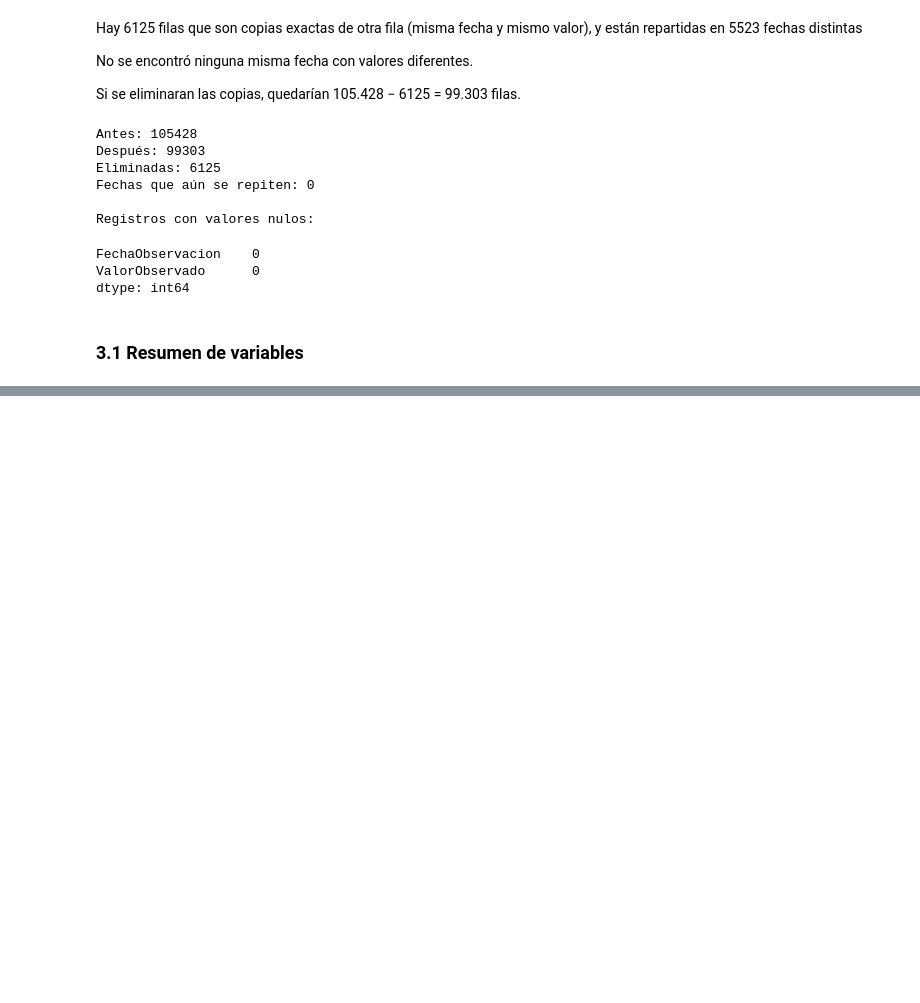
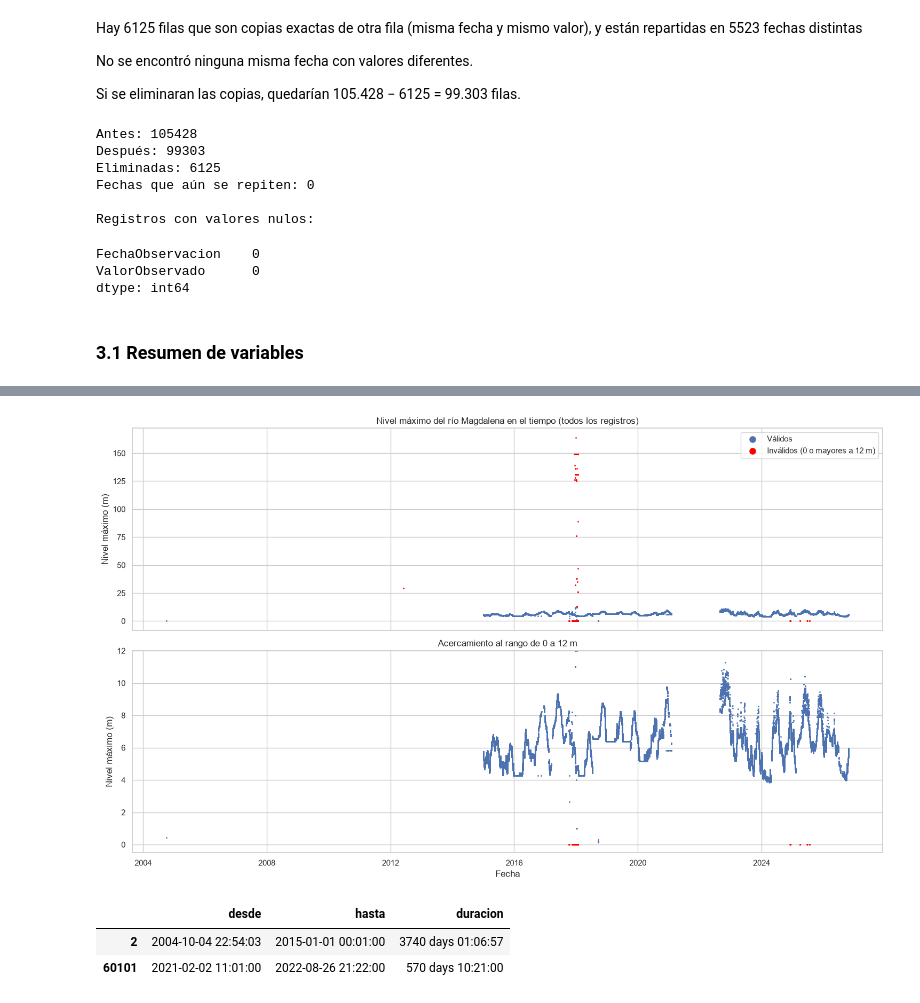
Before and after one commit to DannelBA/machine_learnig_rio_magdalena, a Jupyter notebook: prediccion_rio_magdalena.ipynb, the cells around one changed output, grey strips where cells are left out. Drawn from its saved outputs; the diff is of its cells as text; code cells hidden in the pictures; blank space fills up the shorter version.

```diff
--- a/prediccion_rio_magdalena.ipynb
+++ b/prediccion_rio_magdalena.ipynb
@@ -153,0 +221,40 @@ Resumen de variables:
+# %%
+limite = 12
+invalidos = (df_unico["ValorObservado"] == 0) | (df_unico["ValorObservado"] > limite)
+validos = df_unico[~invalidos]
+anomalos = df_unico[invalidos]
+
+fig, ejes = plt.subplots(2, 1, figsize=(15, 9), sharex=True)
+
+ejes[0].scatter(validos["FechaObservacion"], validos["ValorObservado"], s=1, label="Válidos")
+ejes[0].scatter(anomalos["FechaObservacion"], anomalos["ValorObservado"], s=1, color="red", label="Inválidos (0 o mayores a 12 m)")
+ejes[0].set_title("Nivel máximo del río Magdalena en el tiempo (todos los registros)")
+ejes[0].set_ylabel("Nivel máximo (m)")
+ejes[0].legend(markerscale=8)
+
+ejes[1].scatter(validos["FechaObservacion"], validos["ValorObservado"], s=1)
+ejes[1].scatter(anomalos["FechaObservacion"], anomalos["ValorObservado"], s=1, color="red")
+ejes[1].set_ylim(-0.5, 12)
+ejes[1].set_title("Acercamiento al rango de 0 a 12 m")
+ejes[1].set_xlabel("Fecha")
+ejes[1].set_ylabel("Nivel máximo (m)")
+
+plt.tight_layout()
+plt.show()
+# %% [output]
+[figure, added]
+# %%
+fechas_validas = validos["FechaObservacion"]
+
+huecos = pd.DataFrame({
+    "desde": fechas_validas.shift(1),
+    "hasta": fechas_validas,
+    "duracion": fechas_validas.diff()
+})
+huecos = huecos[huecos["duracion"] > pd.Timedelta(days=30)].sort_values("duracion", ascending=False)
+
+display(huecos)
+# %% [output]
+|  | desde | hasta | duracion |
+| 2 | 2004-10-04 22:54:03 | 2015-01-01 00:01:00 | 3740 days 01:06:57 |
+| 60101 | 2021-02-02 11:01:00 | 2022-08-26 21:22:00 | 570 days 10:21:00 |
```
Also changed, not shown: parts of 6 cells of this notebook.
